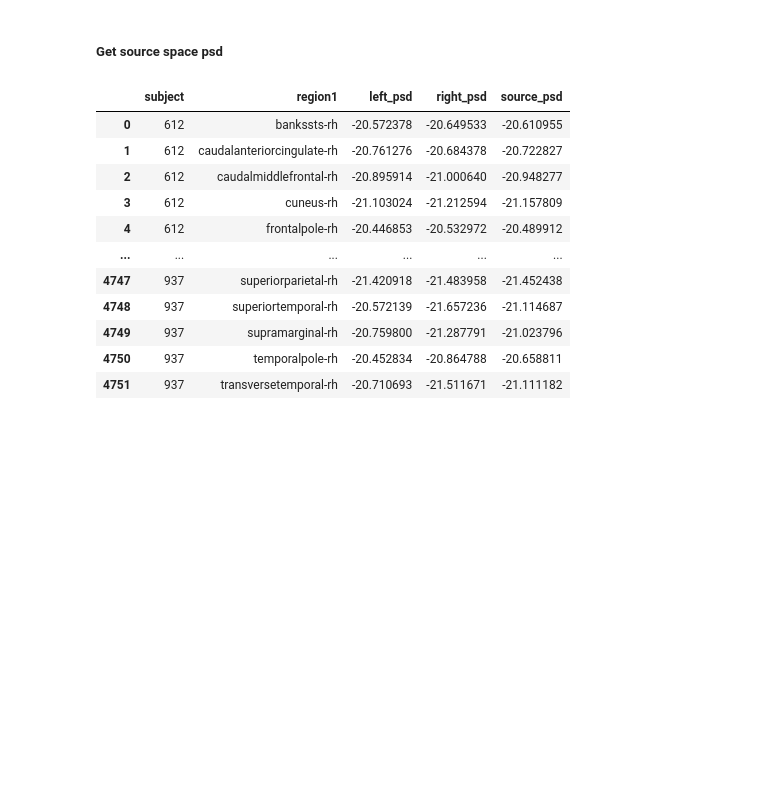
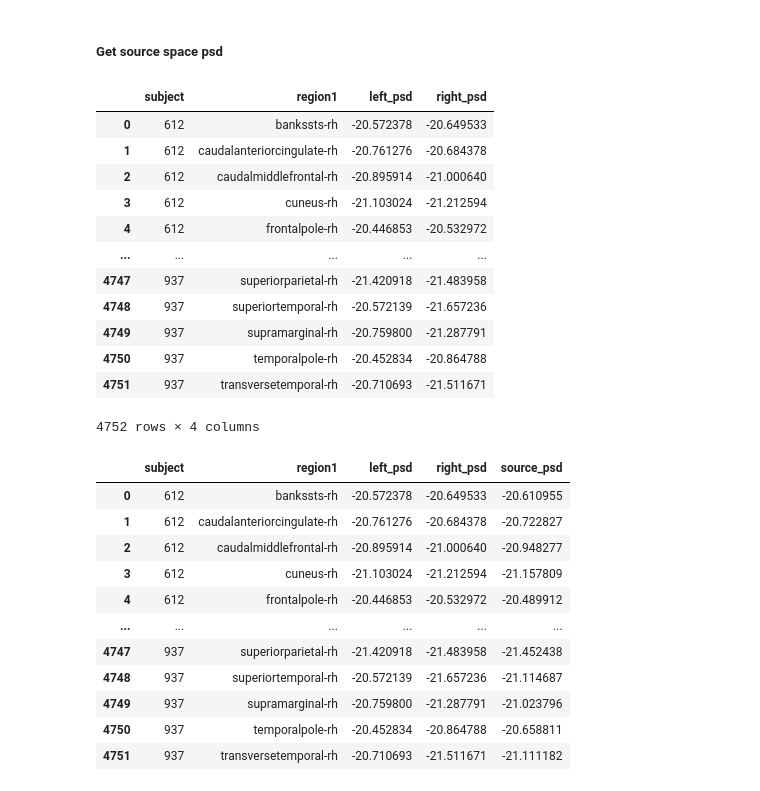
Before and after one commit to gabrielblancogomez/eegip_sex_diff, a Jupyter notebook: code/eeg/EEG_feature_extraction.ipynb, the cells around one changed output. Cells and saved outputs as stored; diff of their text form; code cells hidden in the pictures; blank space fills up the shorter version.

```diff
--- a/code/eeg/EEG_feature_extraction.ipynb
+++ b/code/eeg/EEG_feature_extraction.ipynb
@@ -263,6 +263,22 @@ See the caveats in the documentation: https://pandas.pydata.org/pandas-docs/stab
 120 rows × 4 columns
 # %% [markdown]
 ##### Get source space psd
+# %%
+frontal_power_6_sources
+# %% [output]
+|  | subject | region1 | left_psd | right_psd |
+| 0 | 612 | bankssts-rh | -20.572378 | -20.649533 |
+| 1 | 612 | caudalanteriorcingulate-rh | -20.761276 | -20.684378 |
+| 2 | 612 | caudalmiddlefrontal-rh | -20.895914 | -21.000640 |
+| 3 | 612 | cuneus-rh | -21.103024 | -21.212594 |
+| 4 | 612 | frontalpole-rh | -20.446853 | -20.532972 |
+| ... | ... | ... | ... | ... |
+| 4747 | 937 | superiorparietal-rh | -21.420918 | -21.483958 |
+| 4748 | 937 | superiortemporal-rh | -20.572139 | -21.657236 |
+| 4749 | 937 | supramarginal-rh | -20.759800 | -21.287791 |
+| 4750 | 937 | temporalpole-rh | -20.452834 | -20.864788 |
+| 4751 | 937 | transversetemporal-rh | -20.710693 | -21.511671 |
+4752 rows × 4 columns
 # %%
 frontal_power_6_sources["source_psd"]= (frontal_power_6_sources["left_psd"]+ frontal_power_6_sources["right_psd"])/2
 frontal_power_6_sources
```
Also changed, not shown: parts of 29 cells of this notebook.
